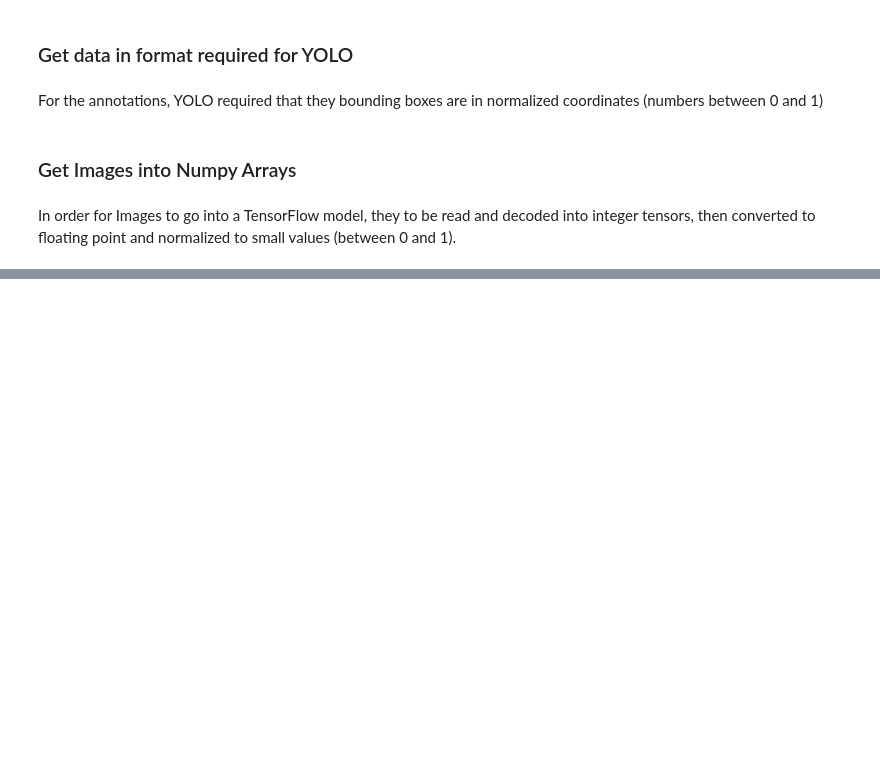
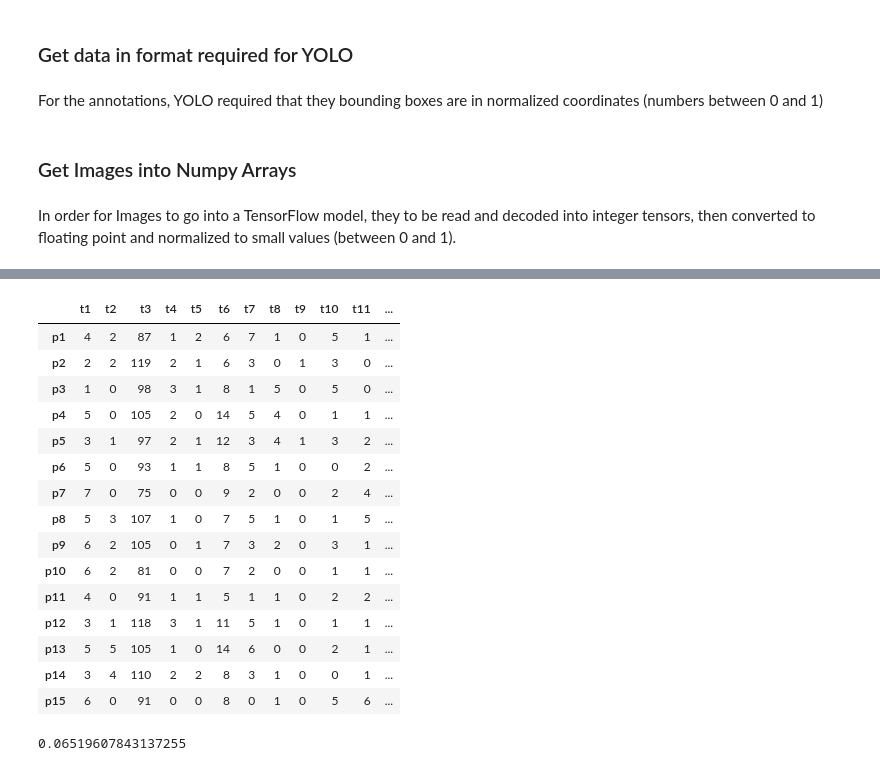
Before and after one commit to jordandarbyshire/amenity_detection, a Jupyter notebook: amenity_detection.ipynb, the cells around one changed output, grey strips where cells are left out. Cells and saved outputs as stored; diff of their text form; code cells hidden in the pictures; blank space fills up the shorter version.

```diff
--- a/amenity_detection.ipynb
+++ b/amenity_detection.ipynb
@@ -805,0 +901,2 @@ X_test = X_test / 255
+# %%
+test_datagen = ImageDataGenerator(preprocessing_function=preprocess_input)
@@ -805,0 +933,30 @@ X_test = X_test / 255
+# %%
+test_true = test_generator.classes
+test_pred = prediction.argmax(axis=1)
+# %%
+from sklearn.metrics import confusion_matrix
+pd.DataFrame(confusion_matrix(test_true,test_pred),
+    index = ['p1','p2','p3', 'p4','p5','p6','p7','p8','p9','p10','p11','p12','p13','p14','p15'],
+    columns =  ['t1','t2','t3', 't4','t5','t6','t7','t8','t9','t10','t11','t12','t13','t14','t15'])
+# %% [output]
+|  | t1 | t2 | t3 | t4 | t5 | t6 | t7 | t8 | t9 | t10 | t11 | ... |
+| p1 | 4 | 2 | 87 | 1 | 2 | 6 | 7 | 1 | 0 | 5 | 1 | ... |
+| p2 | 2 | 2 | 119 | 2 | 1 | 6 | 3 | 0 | 1 | 3 | 0 | ... |
+| p3 | 1 | 0 | 98 | 3 | 1 | 8 | 1 | 5 | 0 | 5 | 0 | ... |
+| p4 | 5 | 0 | 105 | 2 | 0 | 14 | 5 | 4 | 0 | 1 | 1 | ... |
+| p5 | 3 | 1 | 97 | 2 | 1 | 12 | 3 | 4 | 1 | 3 | 2 | ... |
+| p6 | 5 | 0 | 93 | 1 | 1 | 8 | 5 | 1 | 0 | 0 | 2 | ... |
+| p7 | 7 | 0 | 75 | 0 | 0 | 9 | 2 | 0 | 0 | 2 | 4 | ... |
+| p8 | 5 | 3 | 107 | 1 | 0 | 7 | 5 | 1 | 0 | 1 | 5 | ... |
+| p9 | 6 | 2 | 105 | 0 | 1 | 7 | 3 | 2 | 0 | 3 | 1 | ... |
+| p10 | 6 | 2 | 81 | 0 | 0 | 7 | 2 | 0 | 0 | 1 | 1 | ... |
+| p11 | 4 | 0 | 91 | 1 | 1 | 5 | 1 | 1 | 0 | 2 | 2 | ... |
+| p12 | 3 | 1 | 118 | 3 | 1 | 11 | 5 | 1 | 0 | 1 | 1 | ... |
+| p13 | 5 | 5 | 105 | 1 | 0 | 14 | 6 | 0 | 0 | 2 | 1 | ... |
+| p14 | 3 | 4 | 110 | 2 | 2 | 8 | 3 | 1 | 0 | 0 | 1 | ... |
+| p15 | 6 | 0 | 91 | 0 | 0 | 8 | 0 | 1 | 0 | 5 | 6 | ... |
+# %%
+from sklearn.metrics import accuracy_score
+accuracy_score(test_true,test_pred)
+# %% [output]
+0.06519607843137255
```
Also changed, not shown: parts of 73 cells of this notebook.
